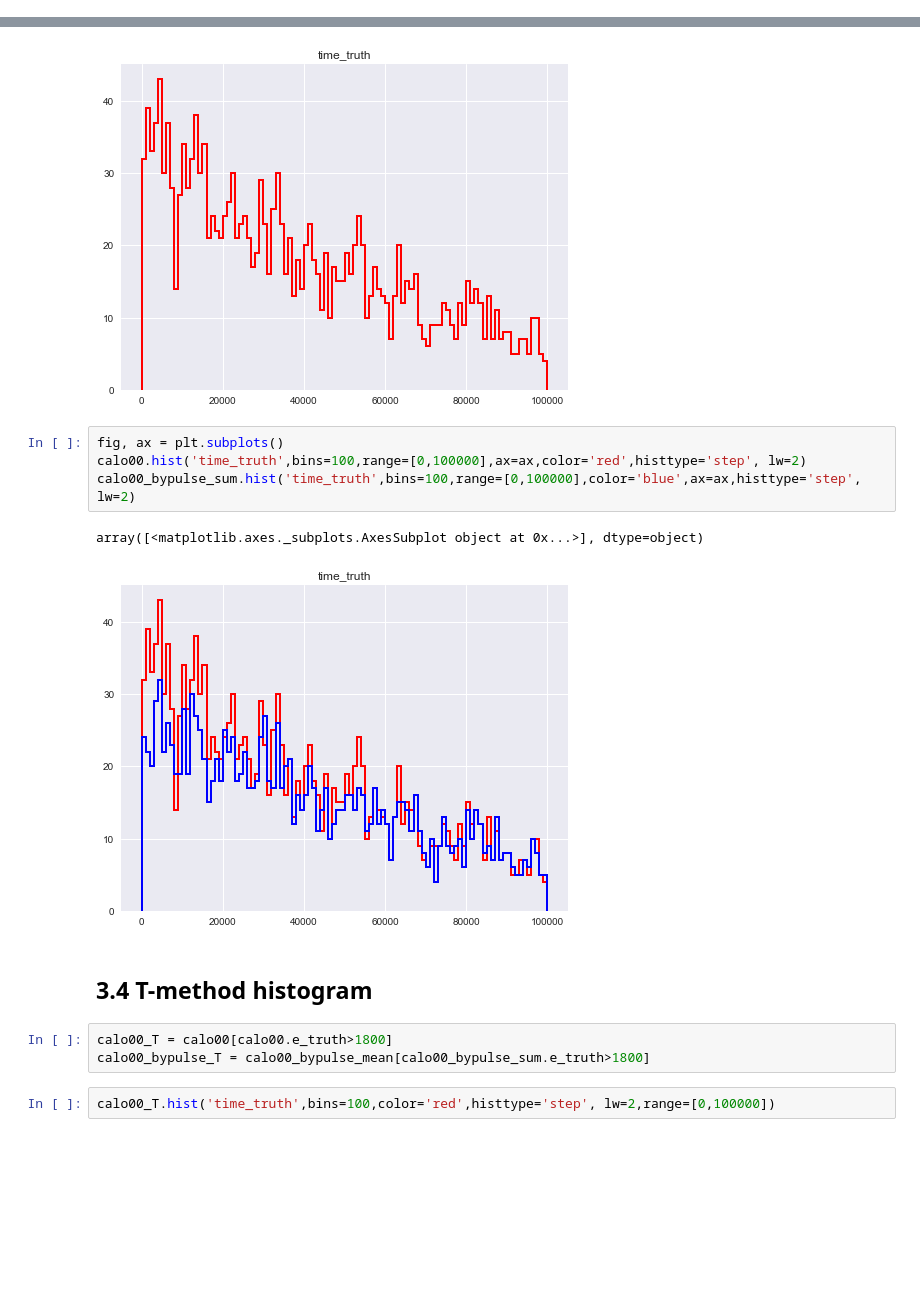
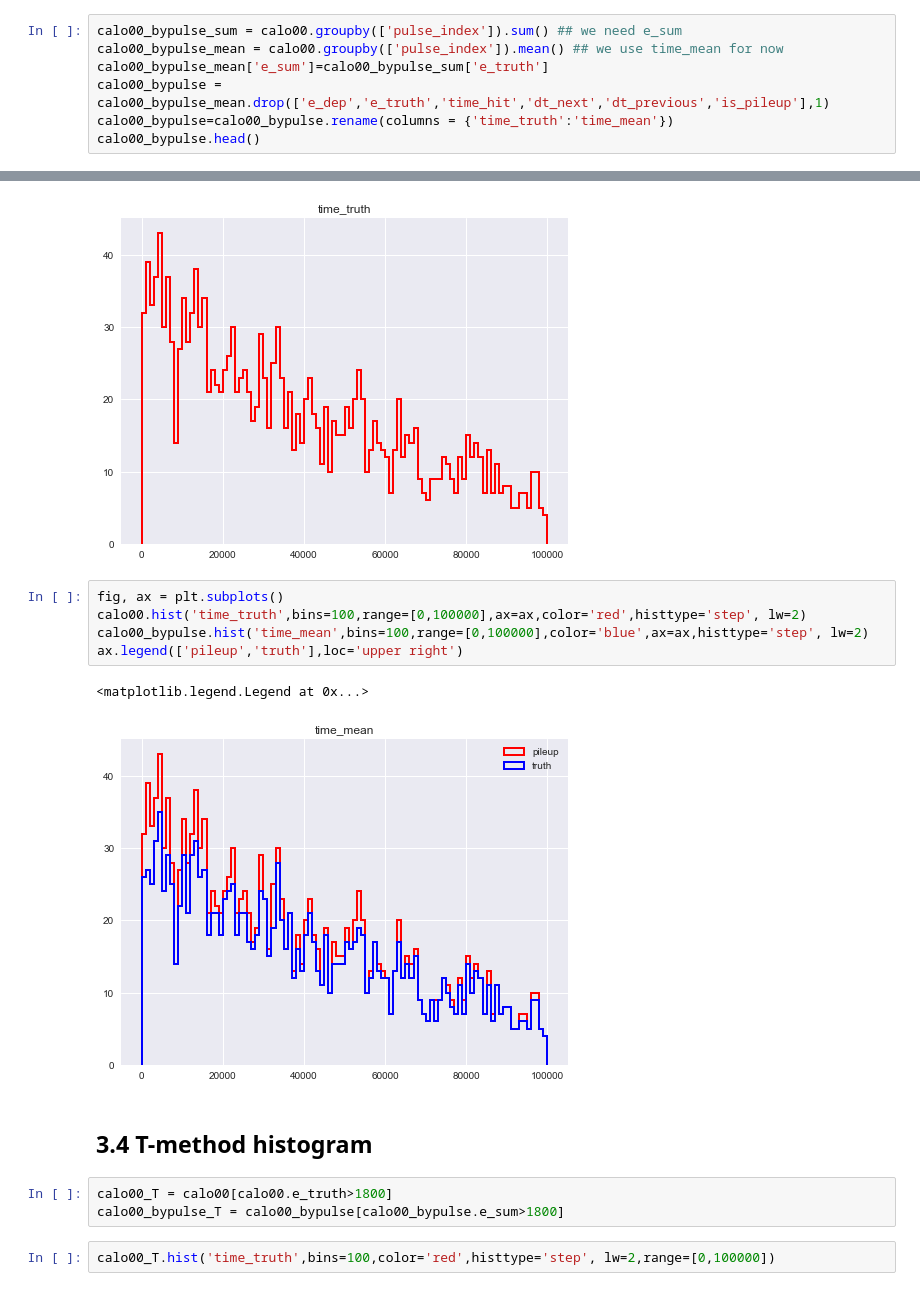
Before and after one commit to kimsiang/MuonG2, a Jupyter notebook: pileup/PileupStudy.ipynb, the cells around one changed output, grey strips where cells are left out. Saved outputs shown, nothing was run; the diff lists cells and outputs as text; blank space fills up the shorter version.

Commit message:
updated pileup study

```diff
--- a/pileup/PileupStudy.ipynb
+++ b/pileup/PileupStudy.ipynb
@@ -254,0 +252,7 @@ calo00_bypulse_mean = calo00.groupby('pulse_index').mean() ## will be used for t
+# %%
+calo00_bypulse_sum = calo00.groupby(['pulse_index']).sum() ## we need e_sum
+calo00_bypulse_mean = calo00.groupby(['pulse_index']).mean() ## we use time_mean for now
+calo00_bypulse_mean['e_sum']=calo00_bypulse_sum['e_truth']
+calo00_bypulse = calo00_bypulse_mean.drop(['e_dep','e_truth','time_hit','dt_next','dt_previous','is_pileup'],1)
+calo00_bypulse=calo00_bypulse.rename(columns = {'time_truth':'time_mean'})
+calo00_bypulse.head()
@@ -283,15 +296,16 @@ array([[<matplotlib.axes._subplots.AxesSubplot object at 0x...>]], dtype=object)
 # %%
 fig, ax = plt.subplots()
 calo00.hist('time_truth',bins=100,range=[0,100000],ax=ax,color='red',histtype='step', lw=2)
-calo00_bypulse_sum.hist('time_truth',bins=100,range=[0,100000],color='blue',ax=ax,histtype='step', lw=2)
+calo00_bypulse.hist('time_mean',bins=100,range=[0,100000],color='blue',ax=ax,histtype='step', lw=2)
+ax.legend(['pileup','truth'],loc='upper right')
 # %% [output]
-array([<matplotlib.axes._subplots.AxesSubplot object at 0x...>], dtype=object)
+<matplotlib.legend.Legend at 0x...>
-[figure, old version]
+[figure, new version]
 # %% [markdown]
 ## 3.4 T-method histogram
 # %%
 calo00_T = calo00[calo00.e_truth>1800]
-calo00_bypulse_T = calo00_bypulse_mean[calo00_bypulse_sum.e_truth>1800]
+calo00_bypulse_T = calo00_bypulse[calo00_bypulse.e_sum>1800]
 # %%
 calo00_T.hist('time_truth',bins=100,color='red',histtype='step', lw=2,range=[0,100000])
 # %% [output]
```
Also changed, not shown: parts of 7 cells of this notebook.
